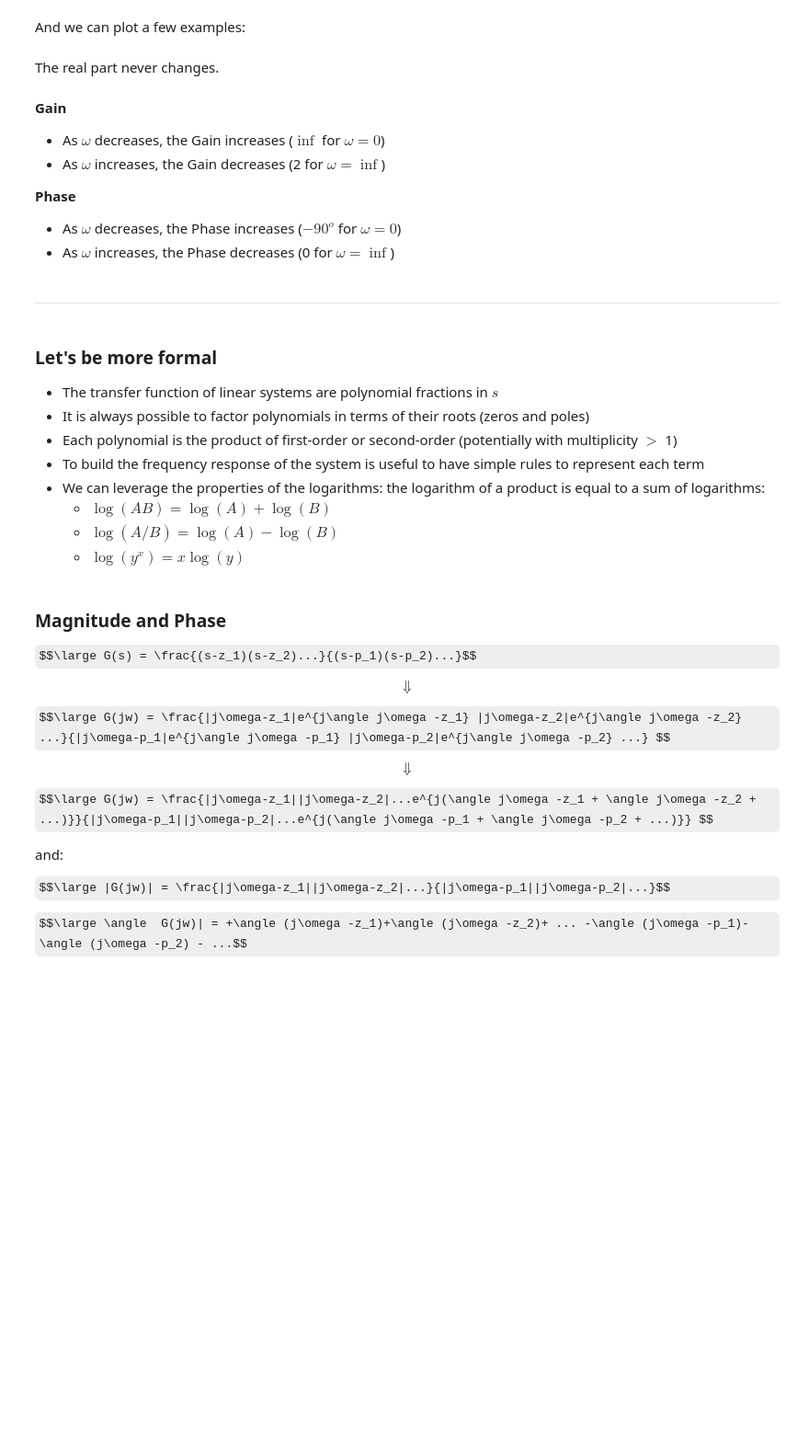
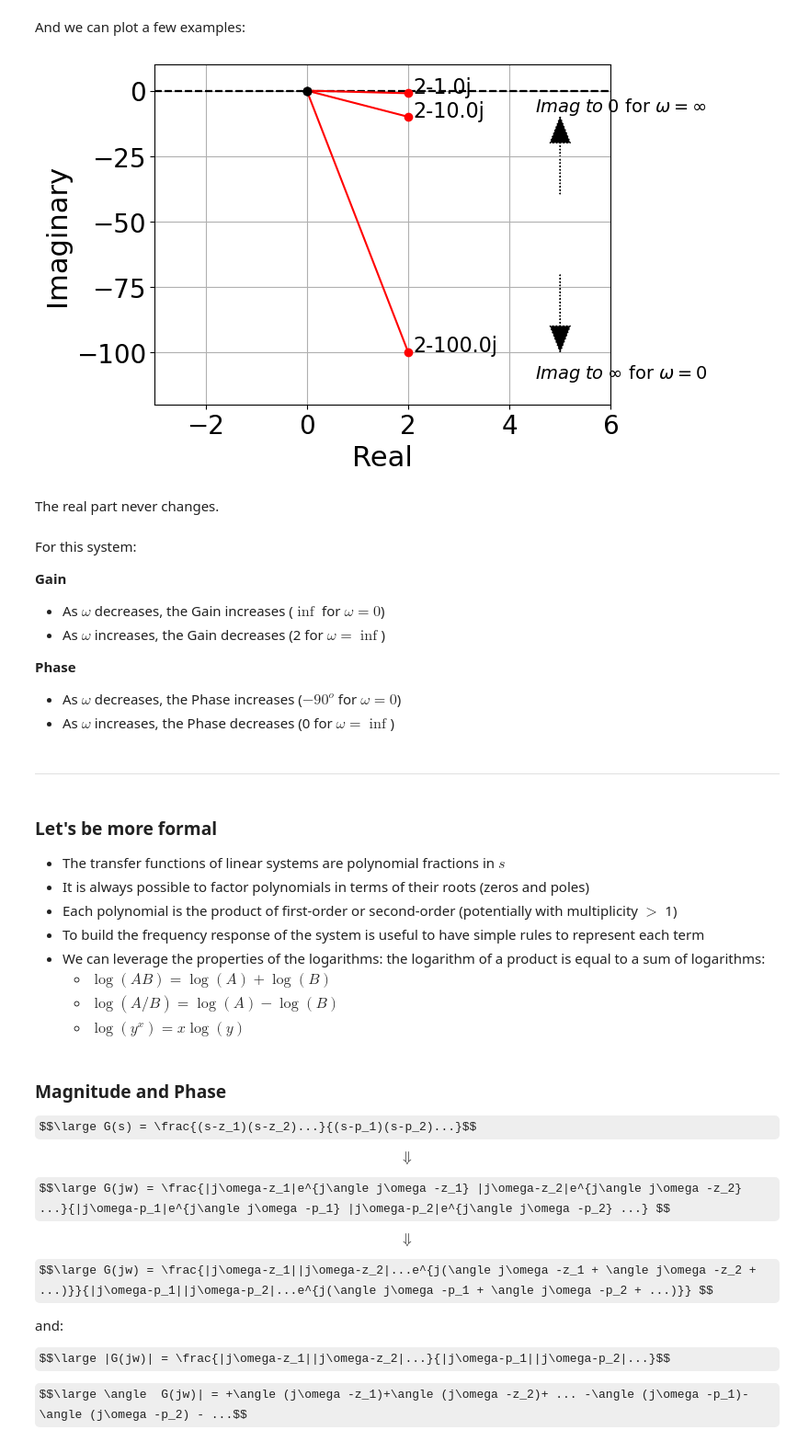
Before and after one commit to andreamunafo/feedback_control, a Jupyter notebook: nbs/06_Intro_to_freq_response_and_bode_plots.ipynb, the cells around one changed output. Shown at 92% size. Cells and saved outputs as stored; diff of their text form; code cells hidden in the pictures; some formulas as TeX source; blank space fills up the shorter version.

```diff
--- a/nbs/06_Intro_to_freq_response_and_bode_plots.ipynb
+++ b/nbs/06_Intro_to_freq_response_and_bode_plots.ipynb
@@ -330,24 +358,28 @@ And we can plot a few examples:
 # %%
 fig = plt.figure()
 ws = np.logspace(0.001, 10, 100)
 
 ws = [0.01, 0.1, 1]
 for w in ws:
     plot_imre(w)
 
 plt.xlabel('Real')
 plt.ylabel('Imaginary')
 plt.axis([-3, 6, -120, 10])
 plt.grid()
 
 # add a note on the plot to show the direction of w
 plt.arrow(5, -40, 0, 30, head_width=0.4, head_length=10, length_includes_head=True, color='k', linestyle=':')
 plt.arrow(5, -70, 0, -30, head_width=0.4, head_length=10, length_includes_head=True, color='k', linestyle=':')
-plt.text(4.5, -8, '$0$ for $\omega=\infty$', fontsize=14)
-plt.text(4.5, -110, '$\infty$ for $\omega=0$', fontsize=14);
+plt.text(4.5, -8, '$Imag\; to\; 0$ for $\omega=\infty$', fontsize=14)
+plt.text(4.5, -110, '$Imag\; to\; \infty$ for $\omega=0$', fontsize=14);
+# %% [output]
+[figure, added]
 # %% [markdown]
 The real part never changes.
 # %% [markdown]
+For this system:
+
 **Gain**
 - As $\omega$ decreases, the Gain increases ($\inf$ for $\omega=0$)
 - As $\omega$ increases, the Gain decreases (2 for $\omega=\inf$)
@@ -361,7 +393,7 @@ The real part never changes.
 # %% [markdown]
 ### Let's be more formal
 
-- The transfer function of linear systems are polynomial fractions in $s$
+- The transfer functions of linear systems are polynomial fractions in $s$
 - It is always possible to factor polynomials in terms of their roots (zeros and poles)
 - Each polynomial is the product of first-order or second-order (potentially with multiplicity $>$ 1)
 - To build the frequency response of the system is useful to have simple rules to represent each term
```
Also changed, not shown: parts of 16 cells of this notebook, 36 other files.
